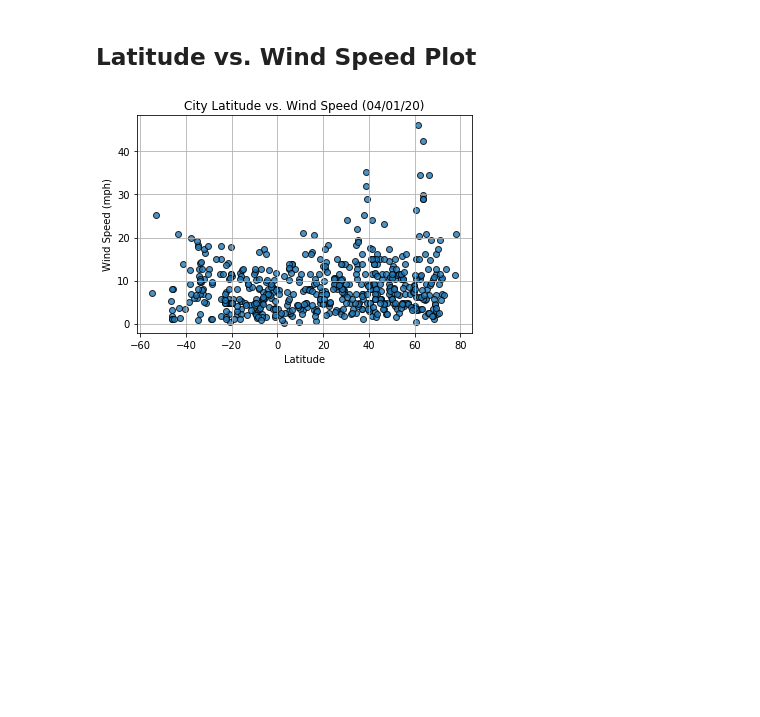
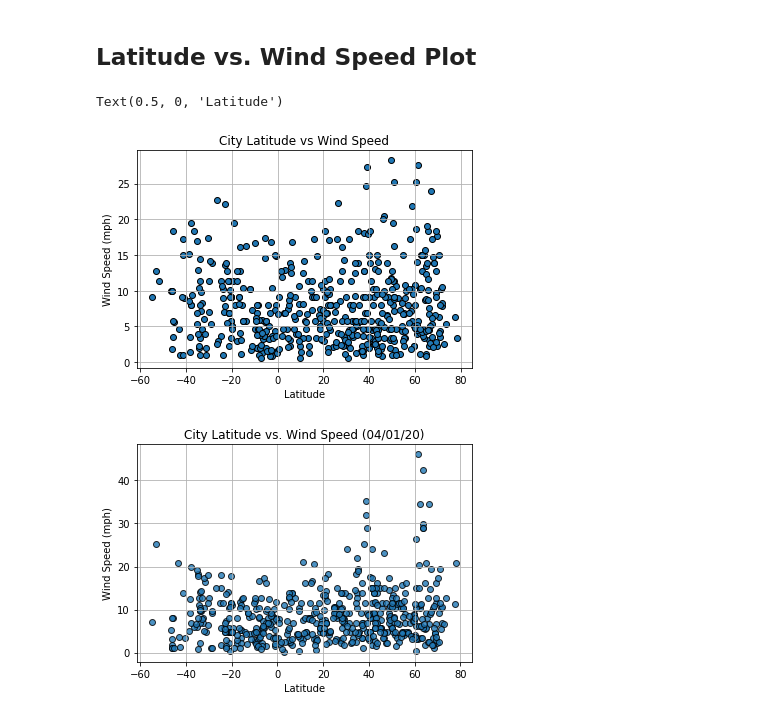
Before and after one commit to paulywog13/python-api-challenge, a Jupyter notebook: WeatherPy/WeatherPy.ipynb, the cells around one changed output. Drawn from its saved outputs; the diff is of its cells as text; code cells hidden in the pictures; blank space fills up the shorter version.

```diff
--- a/WeatherPy/WeatherPy.ipynb
+++ b/WeatherPy/WeatherPy.ipynb
@@ -232,6 +275,15 @@ Int64Index([], dtype='int64')
 [figure]
 # %% [markdown]
 ## Latitude vs. Wind Speed Plot
+# %%
+plt.scatter(weather_summary_df['Lat'], weather_summary_df['Wind Speed'], edgecolors='black')
+plt.grid(True)
+plt.title('City Latitude vs Wind Speed')
+plt.ylabel('Wind Speed (mph)')
+plt.xlabel('Latitude')
+# %% [output]
+Text(0.5, 0, 'Latitude')
+[figure, added]
 # %%
 # %% [output]
 [figure]
```
Also changed, not shown: parts of 8 cells of this notebook, 1 other file.
